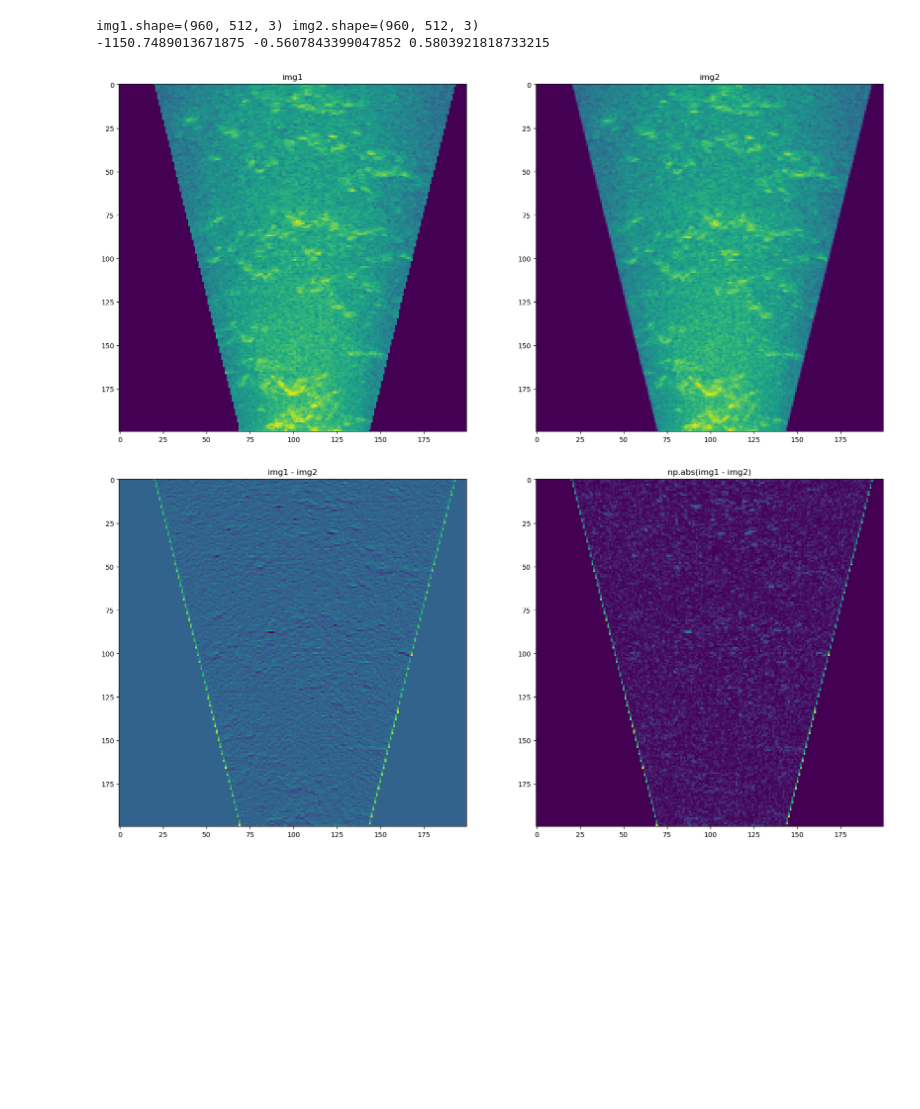
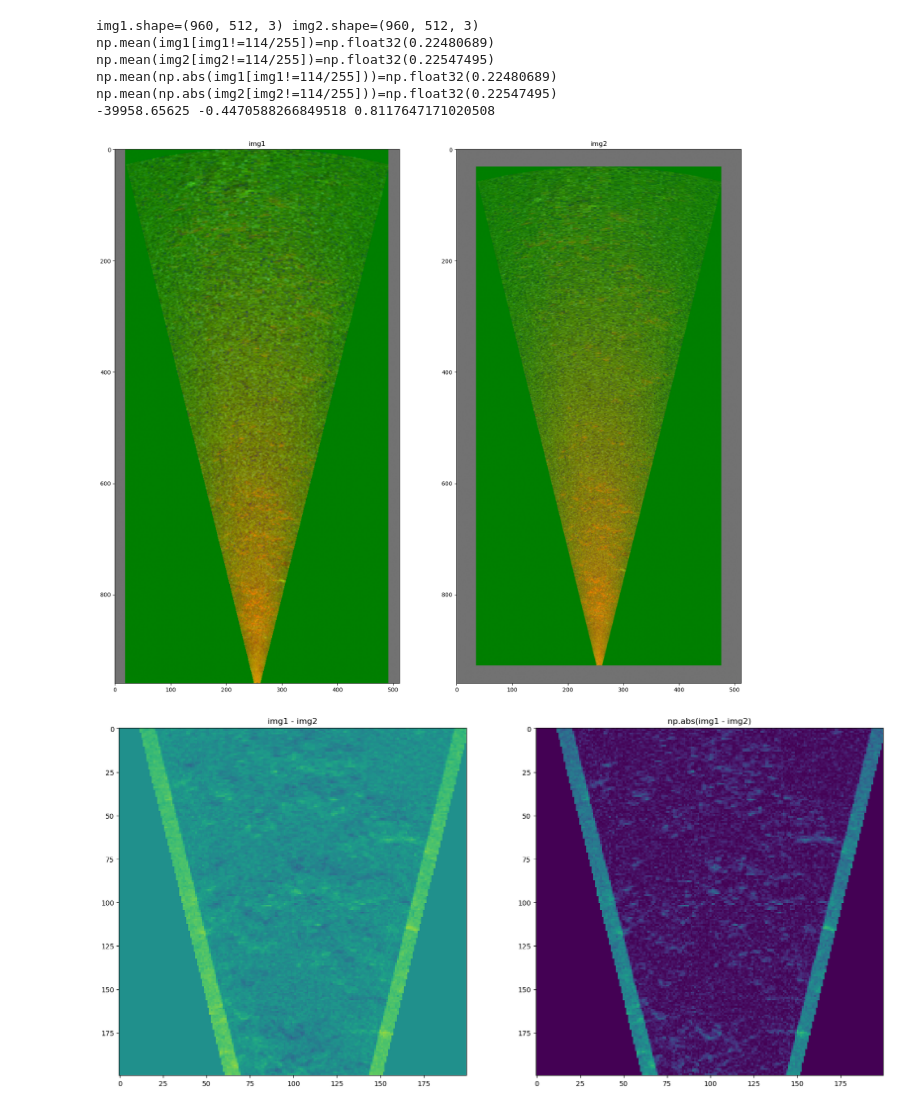
Before and after one commit to fisheye-sonar/fisheye, a Jupyter notebook: compare_2_images.ipynb, the cells around one changed output. Drawn from its saved outputs; the diff is of its cells as text; code cells hidden in the pictures; blank space fills up the shorter version.

Commit message:
working  original images passed thorough, orignal stack 3 channel taking long time

```diff
--- a/compare_2_images.ipynb
+++ b/compare_2_images.ipynb
@@ -10,38 +10,45 @@ dir_1 = "/home/mahobley/Code/fisheye/"
 dir_2 = "/home/mahobley/Code/fisheye_main/"
 # dir_2 = "/home/mahobley/Code/fisheye/no_resize/"
 
 fns = os.listdir(dir_1)
 fn_imgs = [fn for fn in fns if fn.endswith(".png") and fn.startswith("img_")]
 
 for i, fn in enumerate(fn_imgs):
     img1 = cv2.imread(dir_1 + fn)
     img2 = cv2.imread(dir_2 + fn)
 
     # as numpy arrays
     img1 = np.array(img1).astype(np.float32)/255.0
     img2 = np.array(img2).astype(np.float32)/255.0
     print(f"{img1.shape=} {img2.shape=}")
+    print(f"{np.mean(img1[img1!=114/255])=} {np.mean(img2[img2!=114/255])=} ")
+    print(
+        f"{np.mean(np.abs(img1[img1!=114/255]))=} {np.mean(np.abs(img2[img2!=114/255]))=} "
+    )
+
     diff = img1 - img2
     abs_diff = np.abs(diff)
     diff_norm = (diff + 1)/2
     print(f"{np.sum(diff)} {np.min(diff)} {np.max(diff)}")
     if i  == 0:
         fig, axs = plt.subplots(1, 2, figsize=(20, 20))
-        axs[0].imshow(img1[600:800,150:350,0])
+        axs[0].imshow(img1, vmin= 0, vmax=1)
         axs[0].set_title("img1")
-        axs[1].imshow(img2[600:800, 150:350, 0])
+        axs[1].imshow(img2, vmin=0, vmax=1)
         axs[1].set_title("img2")
         plt.show()
         fig, axs = plt.subplots(1, 2, figsize=(20, 20))
 
-        axs[0].imshow((diff_norm[600:800, 150:350, 0]))
+        axs[0].imshow((diff_norm[600:800, 150:350, 0]), vmin=0, vmax=1)
         axs[0].set_title("img1 - img2")
-        axs[1].imshow(abs_diff[600:800, 150:350, 0])
+        axs[1].imshow(abs_diff[600:800, 150:350, 0], vmin=0, vmax=1)
         axs[1].set_title("np.abs(img1 - img2)")
         plt.show()
 # %% [output]
 img1.shape=(960, 512, 3) img2.shape=(960, 512, 3)
--1150.7489013671875 -0.5607843399047852 0.5803921818733215
+np.mean(img1[img1!=114/255])=np.float32(0.22480689) np.mean(img2[img2!=114/255])=np.float32(0.22547495)
+np.mean(np.abs(img1[img1!=114/255]))=np.float32(0.22480689) np.mean(np.abs(img2[img2!=114/255]))=np.float32(0.22547495)
+-39958.65625 -0.4470588266849518 0.8117647171020508
-[figure, old version]
+[figure, new version]
-[figure, old version]
+[figure, new version]
 img1.shape=(960, 512, 3) img2.shape=(960, 512, 3)
```
Also changed, not shown: parts of 1 cell of this notebook, 9 other files.
